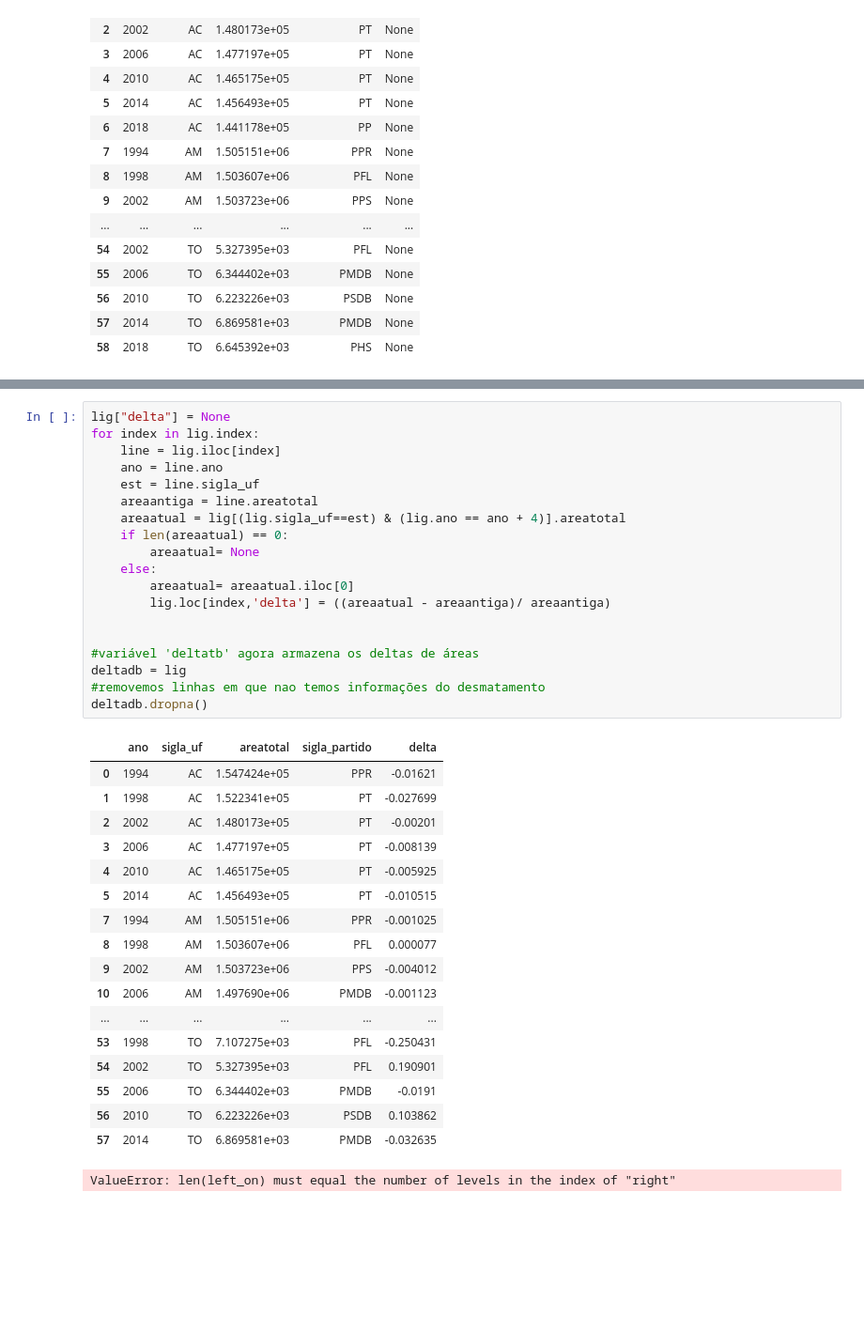
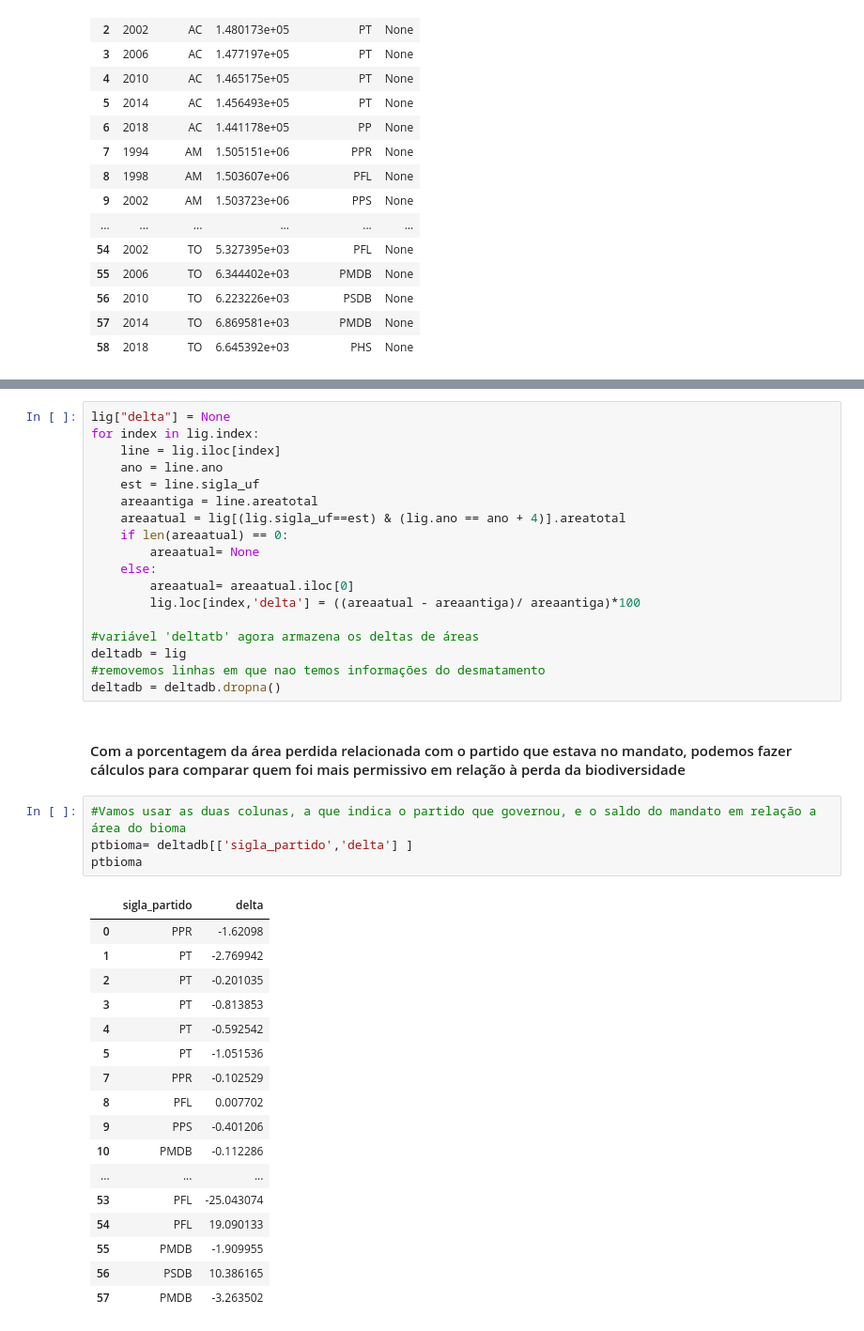
Before and after one commit to marcelo-campa/PS_Analytica, a Jupyter notebook: ProjetoAnalytica.ipynb, the cells around one changed output, grey strips where cells are left out. Shown: that part at 94% size. Cells and saved outputs as stored; diff of their text form; blank space fills up the shorter version.

```diff
--- a/ProjetoAnalytica.ipynb
+++ b/ProjetoAnalytica.ipynb
@@ -165,31 +167,33 @@ for index in lig.index:
         areaatual= None
     else:
         areaatual= areaatual.iloc[0]
-        lig.loc[index,'delta'] = ((areaatual - areaantiga)/ areaantiga)
-
+        lig.loc[index,'delta'] = ((areaatual - areaantiga)/ areaantiga)*100
 
 #variável 'deltatb' agora armazena os deltas de áreas
 deltadb = lig
 #removemos linhas em que nao temos informações do desmatamento
-deltadb.dropna()
+deltadb = deltadb.dropna()
-# %% [output]
-|  | ano | sigla_uf | areatotal | sigla_partido | delta |
-| 0 | 1994 | AC | 1.547424e+05 | PPR | -0.01621 |
-| 1 | 1998 | AC | 1.522341e+05 | PT | -0.027699 |
-| 2 | 2002 | AC | 1.480173e+05 | PT | -0.00201 |
-| 3 | 2006 | AC | 1.477197e+05 | PT | -0.008139 |
-| 4 | 2010 | AC | 1.465175e+05 | PT | -0.005925 |
-| 5 | 2014 | AC | 1.456493e+05 | PT | -0.010515 |
-| 7 | 1994 | AM | 1.505151e+06 | PPR | -0.001025 |
-| 8 | 1998 | AM | 1.503607e+06 | PFL | 0.000077 |
-| 9 | 2002 | AM | 1.503723e+06 | PPS | -0.004012 |
-| 10 | 2006 | AM | 1.497690e+06 | PMDB | -0.001123 |
-| ... | ... | ... | ... | ... | ... |
-| 53 | 1998 | TO | 7.107275e+03 | PFL | -0.250431 |
-| 54 | 2002 | TO | 5.327395e+03 | PFL | 0.190901 |
-| 55 | 2006 | TO | 6.344402e+03 | PMDB | -0.0191 |
-| 56 | 2010 | TO | 6.223226e+03 | PSDB | 0.103862 |
-| 57 | 2014 | TO | 6.869581e+03 | PMDB | -0.032635 |
+# %% [markdown]
+<h4> Com a porcentagem da área perdida relacionada com o partido que estava no mandato, podemos fazer cálculos para comparar quem foi mais permissivo em relação à perda da biodiversidade
 # %%
+#Vamos usar as duas colunas, a que indica o partido que governou, e o saldo do mandato em relação a área do bioma
+ptbioma= deltadb[['sigla_partido','delta'] ]
+ptbioma
 # %% [output]
-ValueError: len(left_on) must equal the number of levels in the index of "right"
+|  | sigla_partido | delta |
+| 0 | PPR | -1.62098 |
+| 1 | PT | -2.769942 |
+| 2 | PT | -0.201035 |
+| 3 | PT | -0.813853 |
+| 4 | PT | -0.592542 |
+| 5 | PT | -1.051536 |
+| 7 | PPR | -0.102529 |
+| 8 | PFL | 0.007702 |
+| 9 | PPS | -0.401206 |
+| 10 | PMDB | -0.112286 |
+| ... | ... | ... |
+| 53 | PFL | -25.043074 |
+| 54 | PFL | 19.090133 |
+| 55 | PMDB | -1.909955 |
+| 56 | PSDB | 10.386165 |
+| 57 | PMDB | -3.263502 |
```
Also changed, not shown: parts of 21 cells of this notebook.
